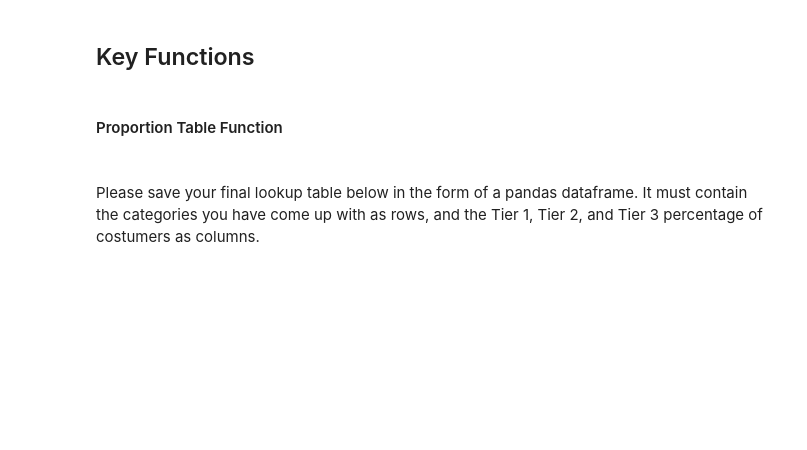
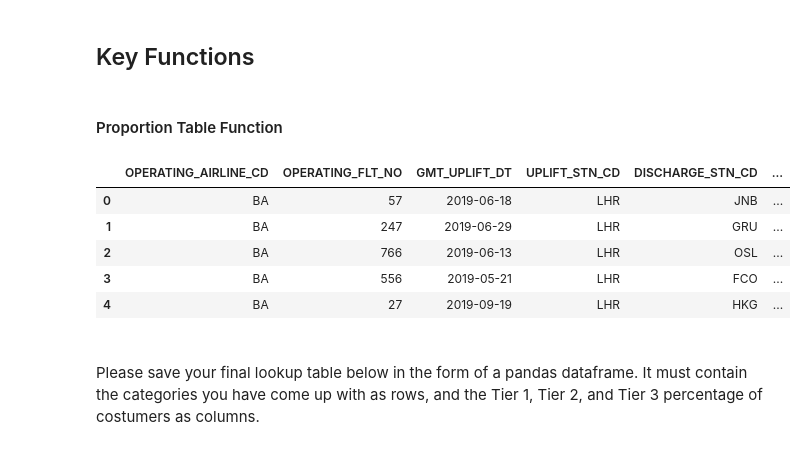
Before and after one commit to archied98/HackathonRepo, a Jupyter notebook: Ops Hackathon Starter Code.ipynb, the cells around one changed output. Cells and saved outputs as stored; diff of their text form; code cells hidden in the pictures; blank space fills up the shorter version.

```diff
--- a/Ops Hackathon Starter Code.ipynb
+++ b/Ops Hackathon Starter Code.ipynb
@@ -110,7 +124,3 @@ format_df
-# %%
-# pre-processing code
-
-df_lounge_eligibility = dataframe_str_formatter(df_lounge_eligibility)
 # %%
 # pre-processing code
 
@@ -269,6 +341,15 @@ Destination:
 ## Key Functions
 # %% [markdown]
 #### Proportion Table Function
+# %%
+df_final.head()
+# %% [output]
+|  | OPERATING_AIRLINE_CD | OPERATING_FLT_NO | GMT_UPLIFT_DT | UPLIFT_STN_CD | DISCHARGE_STN_CD | ... |
+| 0 | BA | 57 | 2019-06-18 | LHR | JNB | ... |
+| 1 | BA | 247 | 2019-06-29 | LHR | GRU | ... |
+| 2 | BA | 766 | 2019-06-13 | LHR | OSL | ... |
+| 3 | BA | 556 | 2019-05-21 | LHR | FCO | ... |
+| 4 | BA | 27 | 2019-09-19 | LHR | HKG | ... |
 # %%
 def tier_proportions(features, df_fin):
 
```
Also changed, not shown: parts of 13 cells of this notebook.
